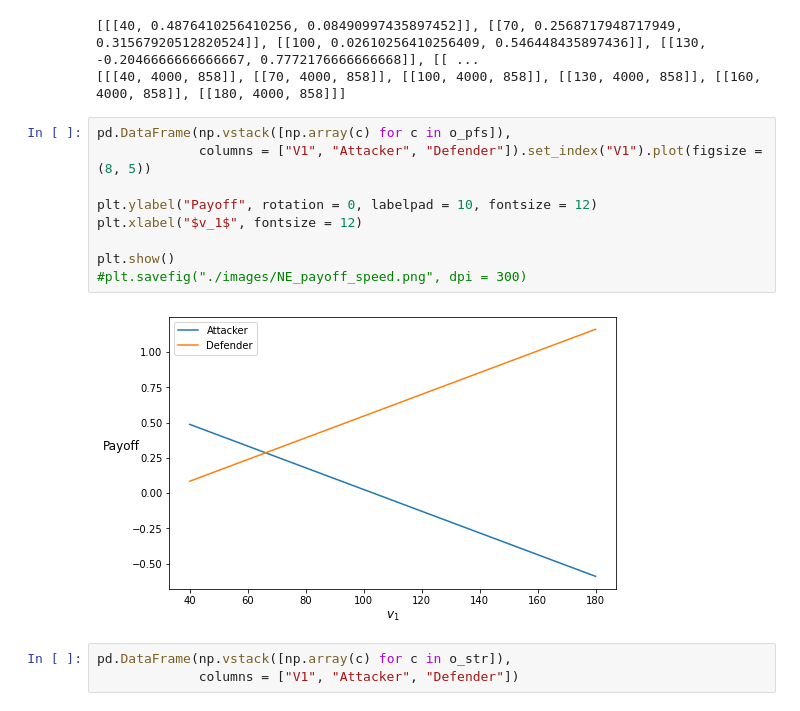
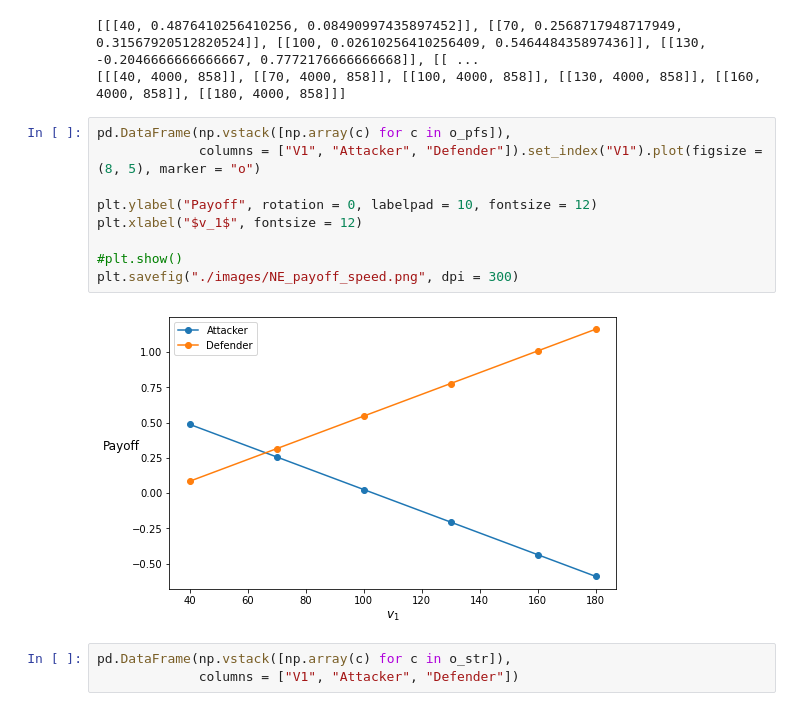
Before and after one commit to MattiaBrocco/VANET-game-theory, a Jupyter notebook: MB_attempt_1.ipynb, the cells around one changed output. Drawn from its saved outputs; the diff is of its cells as text.

```diff
--- a/MB_attempt_1.ipynb
+++ b/MB_attempt_1.ipynb
@@ -182,15 +182,15 @@ print(o_str)
 [[[40, 4000, 858]], [[70, 4000, 858]], [[100, 4000, 858]], [[130, 4000, 858]], [[160, 4000, 858]], [[180, 4000, 858]]]
 # %%
 pd.DataFrame(np.vstack([np.array(c) for c in o_pfs]),
-             columns = ["V1", "Attacker", "Defender"]).set_index("V1").plot(figsize = (8, 5))
+             columns = ["V1", "Attacker", "Defender"]).set_index("V1").plot(figsize = (8, 5), marker = "o")
 
 plt.ylabel("Payoff", rotation = 0, labelpad = 10, fontsize = 12)
 plt.xlabel("$v_1$", fontsize = 12)
 
-plt.show()
-#plt.savefig("./images/NE_payoff_speed.png", dpi = 300)
+#plt.show()
+plt.savefig("./images/NE_payoff_speed.png", dpi = 300)
 # %% [output]
-[figure, old version]
+[figure, new version]
 # %%
 pd.DataFrame(np.vstack([np.array(c) for c in o_str]),
              columns = ["V1", "Attacker", "Defender"])
```
Also changed, not shown: parts of 1 cell of this notebook, 2 other files.
